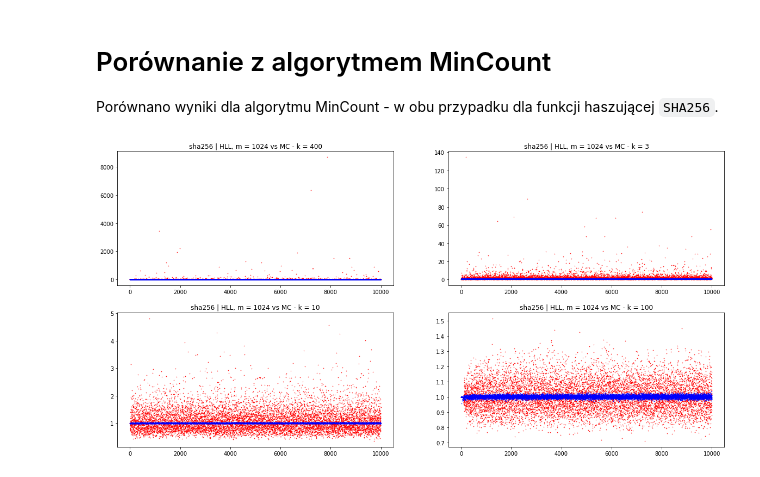
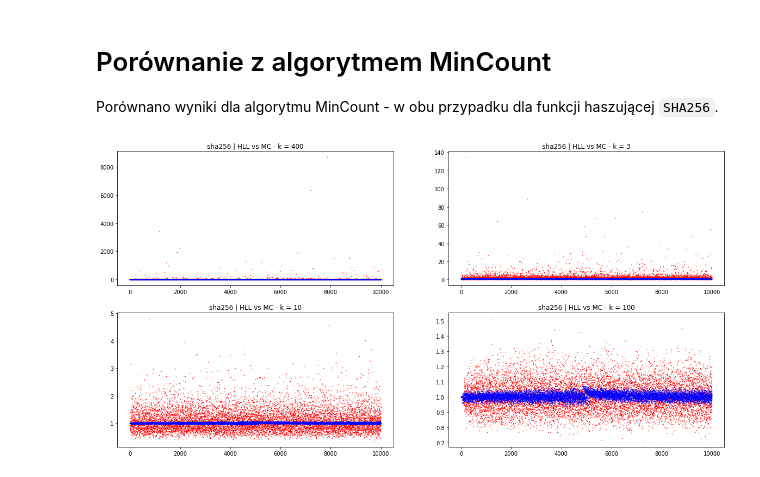
Before and after one commit to JakubGogola-IDENTT/analysis_of_algorithms, a Jupyter notebook: lab3/lab3.ipynb, the cells around one changed output. Drawn from its saved outputs; the diff is of its cells as text; code cells hidden in the pictures.

```diff
--- a/lab3/lab3.ipynb
+++ b/lab3/lab3.ipynb
@@ -104,21 +104,21 @@ data_mc['estimated/n'] = data_mc['estimated'] / data_mc['n']
 # %%
 x = np.linspace(1, n, n)
 fig, ax = plt.subplots(2, 2, figsize=(20,10))
 size = 0.3
 
 ks = [2, 3, 10, 100, 400]
 i, j = 0, 0
 
 mult = 0
 for k in ks:
     ax[i, j].scatter(x, data_mc[mult * n:(mult + 1) * n]['estimated/n'], s=size, c='#f00')
-    ax[i, j].scatter(x, data_sha256[9*n:10*n]['estimated/n'], s=size, c='#00f')
-    ax[i, j].set_title('sha256 | HLL, m = {} vs MC - k = {}'.format(2**10, k))
+    ax[i, j].scatter(x, data_sha256[7*n:8*n]['estimated/n'], s=size, c='#00f')
+    ax[i, j].set_title('sha256 | HLL vs MC - k = {}'.format(k))
 
     mult += 1
 
     if j == 1:
         i = (i + 1) % 2
     j = (j + 1) % 2
 # %% [output]
-[figure, old version]
+[figure, new version]
```
Also changed, not shown: parts of 3 cells of this notebook, 1 other file.
